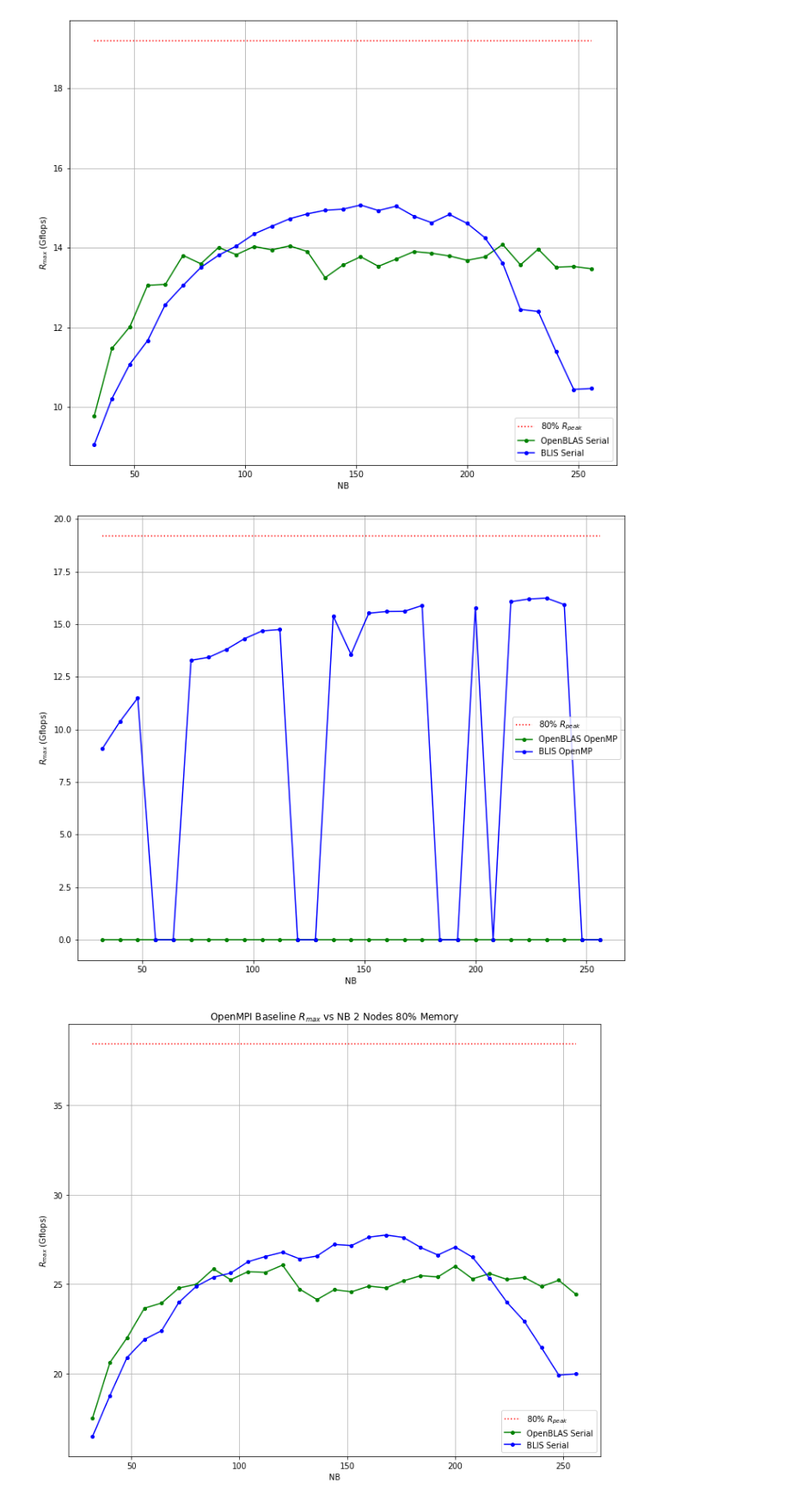
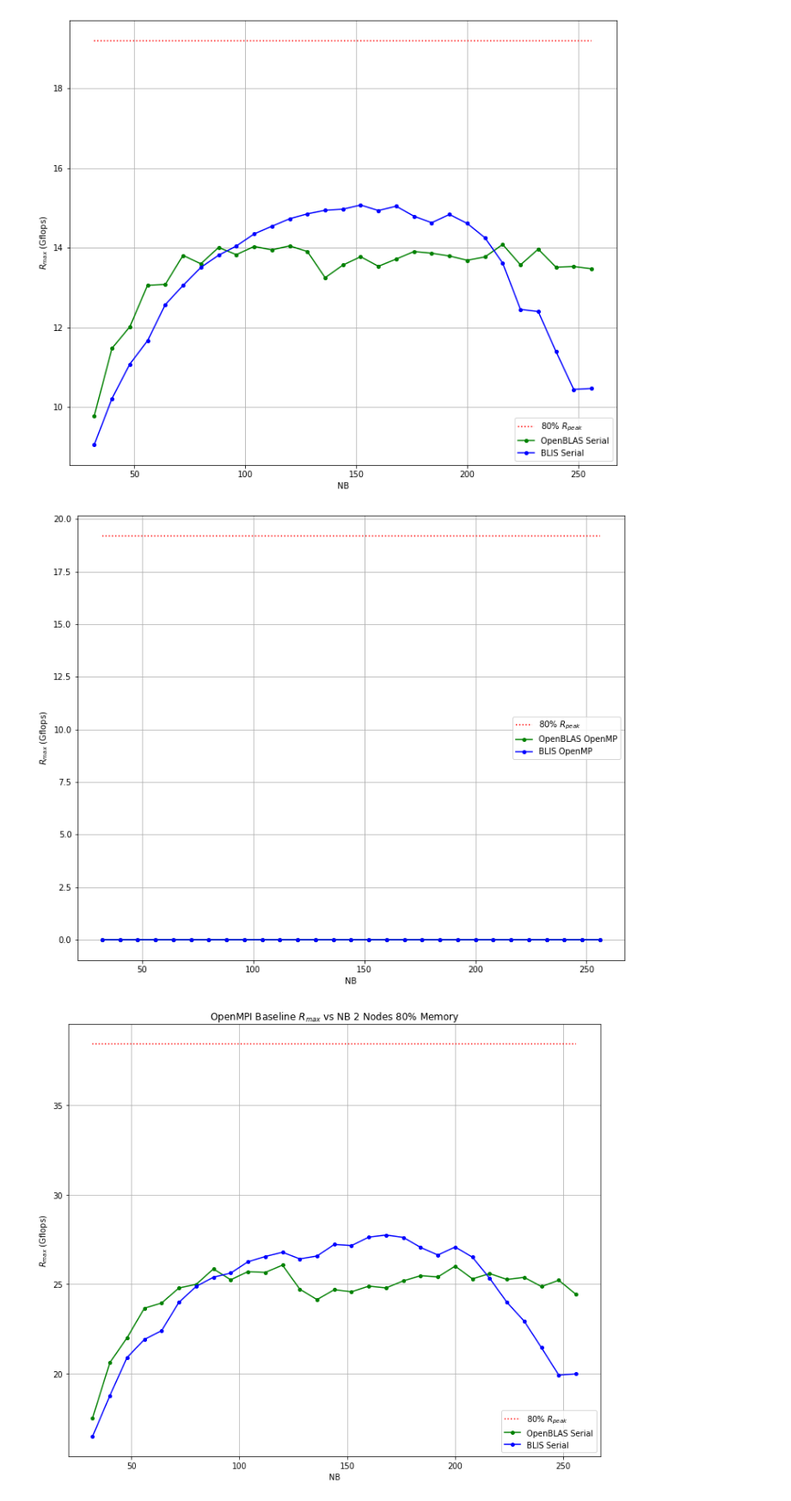
Before and after one commit to johnduffymsc/dissertation, a Jupyter notebook: picluster.ipynb, the cells around one changed output. Shown at 86% size. Drawn from its saved outputs; the diff is of its cells as text; code cells hidden in the pictures.

```diff
--- a/picluster.ipynb
+++ b/picluster.ipynb
@@ -297,54 +297,54 @@ openblas_openmp = [
     0,
     0,
     0
 ]
 
 blis_openmp = [
-    9.0775e+00,
-    1.0375e+01,
-    1.1497e+01,
     0,
     0,
-    1.3286e+01,
-    1.3429e+01,
-    1.3810e+01,
-    1.4310e+01,
-    1.4684e+01,
-    1.4753e+01,
     0,
     0,
-    1.5382e+01,
-    1.3571e+01,
-    1.5526e+01,
-    1.5608e+01,
-    1.5615e+01,
-    1.5890e+01,
     0,
     0,
-    1.5793e+01,
     0,
-    1.6072e+01,
-    1.6201e+01,
-    1.6244e+01,
-    1.5935e+01,
+    0,
+    0,
+    0,
+    0,
+    0,
+    0,
+    0,
+    0,
+    0,
+    0,
+    0,
+    0,
+    0,
+    0,
+    0,
+    0,
+    0,
+    0,
+    0,
+    0,
     0,
     0
 ]
 
 plt.figure(figsize=(12, 10))
 #plt.title("OpenMP Baseline $R_{max}$ vs NB 1 Node (4 Cores) 80% Memory")
 plt.plot([32, 256], [R_PEAK_80, R_PEAK_80], ":", markersize=4, color="red")
 plt.plot(nb, openblas_openmp, "-go", markersize=4)
 plt.plot(nb, blis_openmp, "-bo", markersize=4)
 plt.xlabel("NB")
 plt.ylabel("$R_{max}$ (Gflops)")
 plt.legend(["80% $R_{peak}$", "OpenBLAS OpenMP", "BLIS OpenMP"])
 plt.grid()
 plt.savefig("openmp_gflops_vs_nb_1_node_80_percent_memory.pdf", bbox_inches="tight")
 plt.savefig("openmp_gflops_vs_nb_1_node_80_percent_memory.png", bbox_inches="tight")
 plt.show()
 # %% [output]
-[figure, old version]
+[figure, new version]
 # %%
 # OpenMPI Gflops vs NB for 2 nodes using 80% memory.
 
```
Also changed, not shown: 2 other files.
